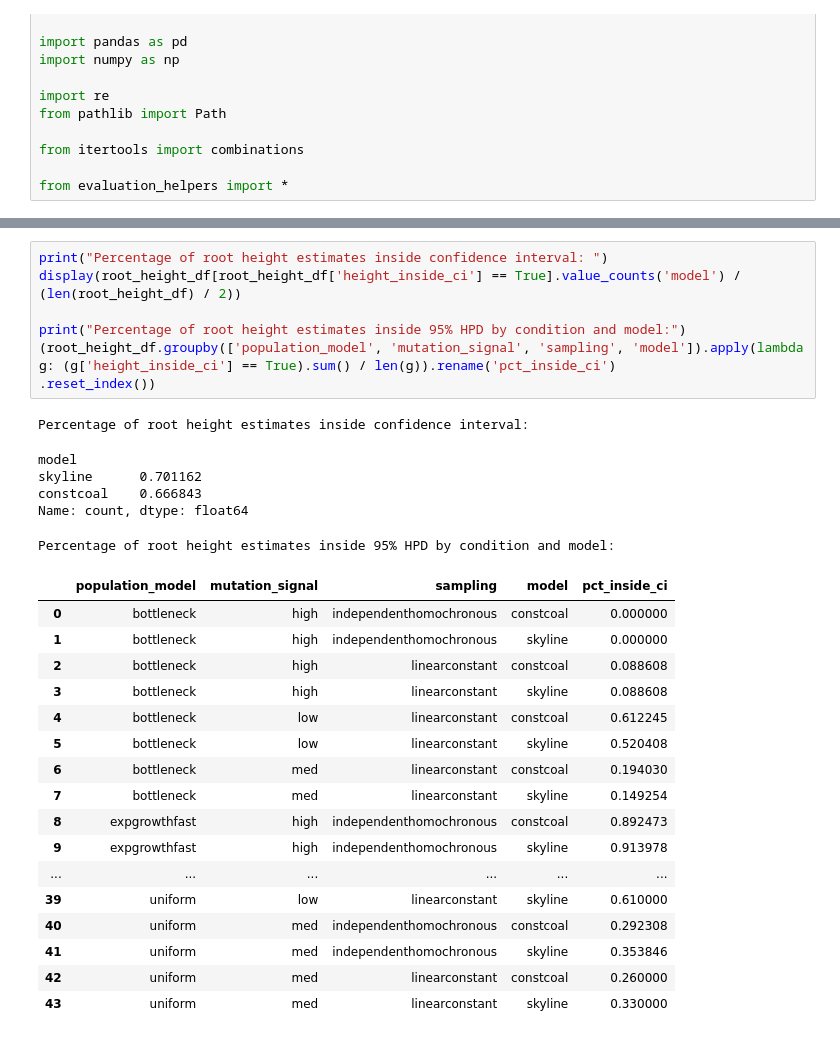
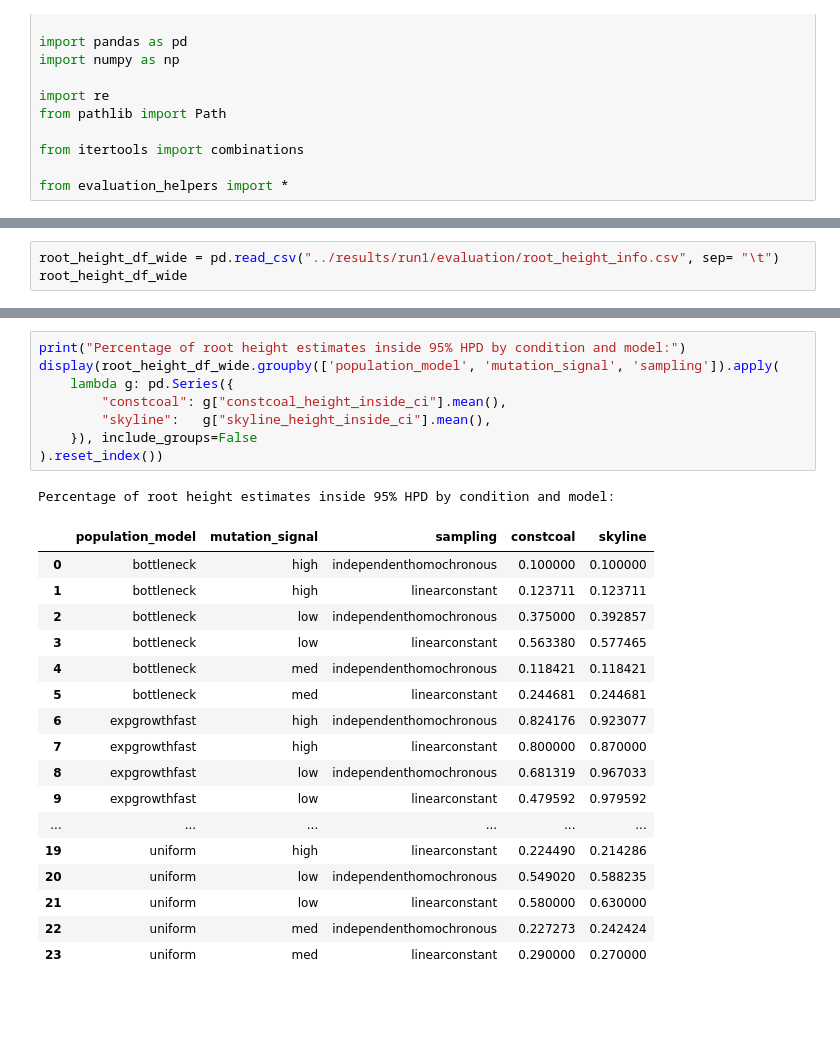
Before and after one commit to marie3003/BESP_paper-analyses, a Jupyter notebook: workflows/evaluate_root_heights.ipynb, the cells around one changed output, grey strips where cells are left out. Saved outputs shown, nothing was run; the diff lists cells and outputs as text; blank space fills up the shorter version.

Commit message:
clean up root height error plots

```diff
--- a/workflows/evaluate_root_heights.ipynb
+++ b/workflows/evaluate_root_heights.ipynb
@@ -53,0 +26,3 @@ overview_df_
+# %%
+root_height_df_wide = pd.read_csv("../results/run1/evaluation/root_height_info.csv", sep= "\t")
+root_height_df_wide
@@ -94,30 +91,27 @@ Name: overlap, dtype: float64
 # %%
-print("Percentage of root height estimates inside confidence interval: ")
-display(root_height_df[root_height_df['height_inside_ci'] == True].value_counts('model') / (len(root_height_df) / 2))
-
 print("Percentage of root height estimates inside 95% HPD by condition and model:")
-(root_height_df.groupby(['population_model', 'mutation_signal', 'sampling', 'model']).apply(lambda g: (g['height_inside_ci'] == True).sum() / len(g)).rename('pct_inside_ci')                                                                                                                                                                                                           .reset_index())
+display(root_height_df_wide.groupby(['population_model', 'mutation_signal', 'sampling']).apply(
+    lambda g: pd.Series({
+        "constcoal": g["constcoal_height_inside_ci"].mean(),
+        "skyline":   g["skyline_height_inside_ci"].mean(),
+    }), include_groups=False
+).reset_index())
 # %% [output]
-Percentage of root height estimates inside confidence interval:
+Percentage of root height estimates inside 95% HPD by condition and model:
-model
-skyline      0.701162
-constcoal    0.666843
-Name: count, dtype: float64
-Percentage of root height estimates inside 95% HPD by condition and model:
-|  | population_model | mutation_signal | sampling | model | pct_inside_ci |
-| 0 | bottleneck | high | independenthomochronous | constcoal | 0.000000 |
-| 1 | bottleneck | high | independenthomochronous | skyline | 0.000000 |
-| 2 | bottleneck | high | linearconstant | constcoal | 0.088608 |
-| 3 | bottleneck | high | linearconstant | skyline | 0.088608 |
-| 4 | bottleneck | low | linearconstant | constcoal | 0.612245 |
-| 5 | bottleneck | low | linearconstant | skyline | 0.520408 |
-| 6 | bottleneck | med | linearconstant | constcoal | 0.194030 |
-| 7 | bottleneck | med | linearconstant | skyline | 0.149254 |
-| 8 | expgrowthfast | high | independenthomochronous | constcoal | 0.892473 |
-| 9 | expgrowthfast | high | independenthomochronous | skyline | 0.913978 |
+|  | population_model | mutation_signal | sampling | constcoal | skyline |
+| 0 | bottleneck | high | independenthomochronous | 0.100000 | 0.100000 |
+| 1 | bottleneck | high | linearconstant | 0.123711 | 0.123711 |
+| 2 | bottleneck | low | independenthomochronous | 0.375000 | 0.392857 |
+| 3 | bottleneck | low | linearconstant | 0.563380 | 0.577465 |
+| 4 | bottleneck | med | independenthomochronous | 0.118421 | 0.118421 |
+| 5 | bottleneck | med | linearconstant | 0.244681 | 0.244681 |
+| 6 | expgrowthfast | high | independenthomochronous | 0.824176 | 0.923077 |
+| 7 | expgrowthfast | high | linearconstant | 0.800000 | 0.870000 |
+| 8 | expgrowthfast | low | independenthomochronous | 0.681319 | 0.967033 |
+| 9 | expgrowthfast | low | linearconstant | 0.479592 | 0.979592 |
 | ... | ... | ... | ... | ... | ... |
-| 39 | uniform | low | linearconstant | skyline | 0.610000 |
-| 40 | uniform | med | independenthomochronous | constcoal | 0.292308 |
-| 41 | uniform | med | independenthomochronous | skyline | 0.353846 |
-| 42 | uniform | med | linearconstant | constcoal | 0.260000 |
-| 43 | uniform | med | linearconstant | skyline | 0.330000 |
+| 19 | uniform | high | linearconstant | 0.224490 | 0.214286 |
+| 20 | uniform | low | independenthomochronous | 0.549020 | 0.588235 |
+| 21 | uniform | low | linearconstant | 0.580000 | 0.630000 |
+| 22 | uniform | med | independenthomochronous | 0.227273 | 0.242424 |
+| 23 | uniform | med | linearconstant | 0.290000 | 0.270000 |
```
Also changed, not shown: parts of 28 cells of this notebook, 1 other file.
